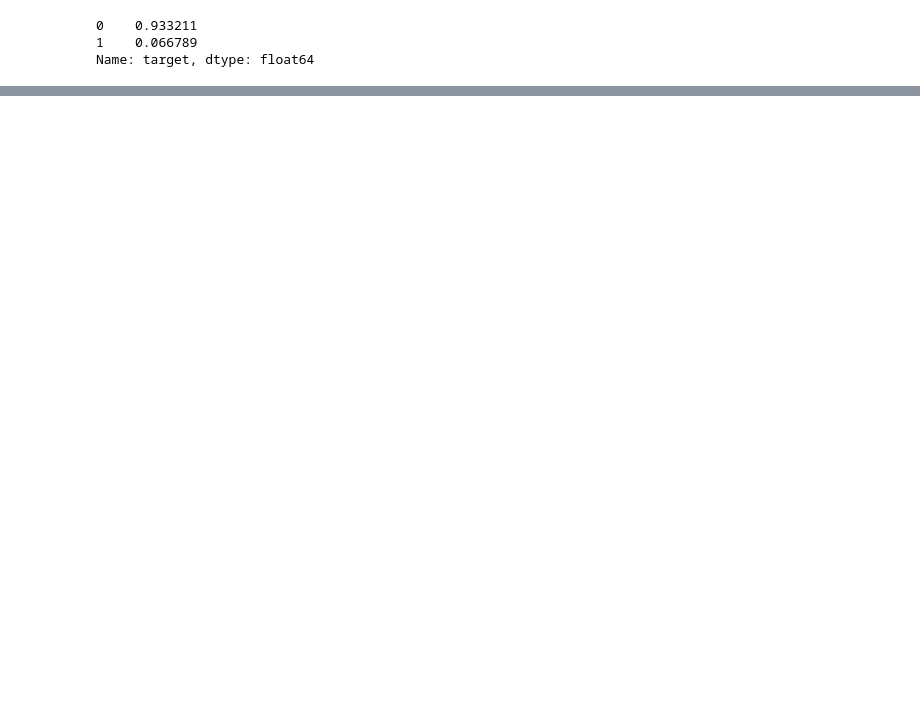
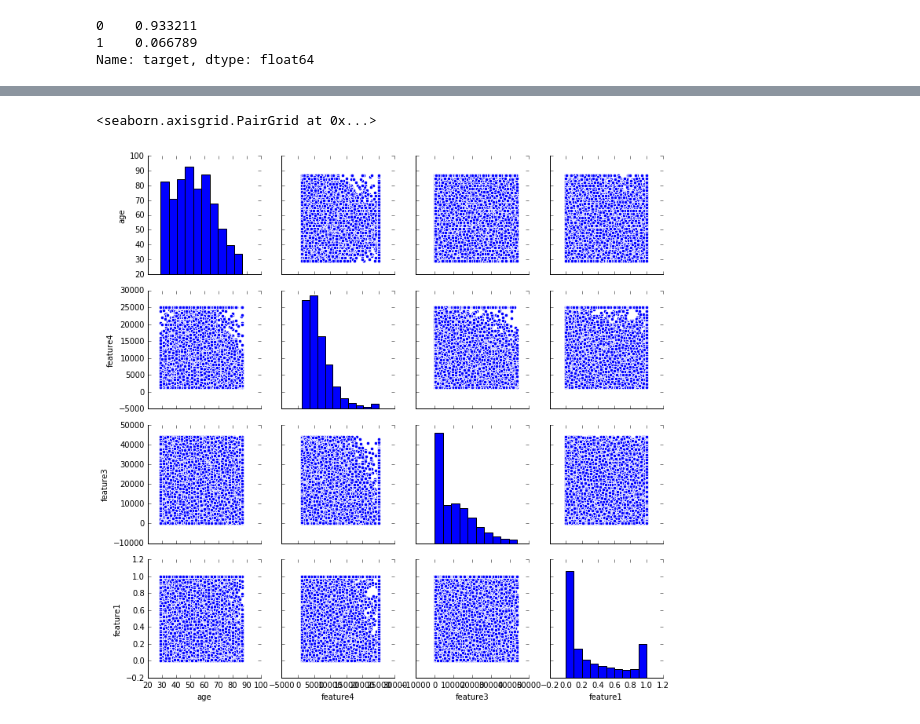
Before and after one commit to mvrkkk/creditscoring_iwis, a Jupyter notebook: eda.ipynb, the cells around one changed output, grey strips where cells are left out. Cells and saved outputs as stored; diff of their text form; code cells hidden in the pictures; blank space fills up the shorter version.

```diff
--- a/eda.ipynb
+++ b/eda.ipynb
@@ -162,0 +386,6 @@ ax.hist(df_train['feature1'], color = )
+# %%
+## Collinearity check
+sns.pairplot(df_train[num_features])
+# %% [output]
+<seaborn.axisgrid.PairGrid at 0x...>
+[figure, added]
```
Also changed, not shown: parts of 45 cells of this notebook.
